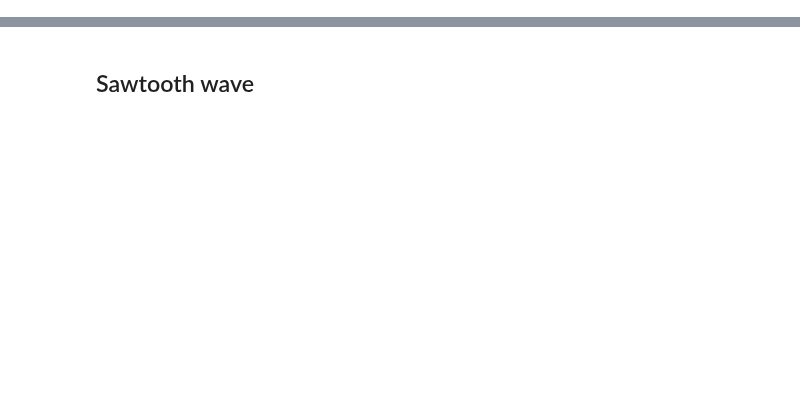
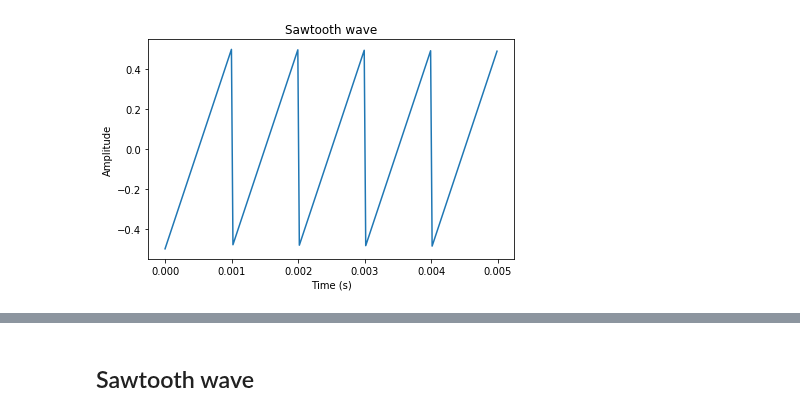
Before and after one commit to AllenDowney/ThinkDSP, a Jupyter notebook: code/fourth_wave.ipynb, the cells around one changed output, grey strips where cells are left out. Cells and saved outputs as stored; diff of their text form; code cells hidden in the pictures; blank space fills up the shorter version.

```diff
--- a/code/fourth_wave.ipynb
+++ b/code/fourth_wave.ipynb
@@ -10,0 +102,14 @@ import matplotlib.pyplot as plt
+# %%
+def wrap(ys):
+    frac, _ = np.modf(ys)
+    return frac
+# %%
+ys = wrap(cycles) - 0.5
+
+plt.plot(ts, ys)
+
+decorate(xlabel='Time (s)',
+         ylabel='Amplitude',
+         title='Sawtooth wave')
+# %% [output]
+[figure, added]
```
Also changed, not shown: parts of 105 cells of this notebook.
